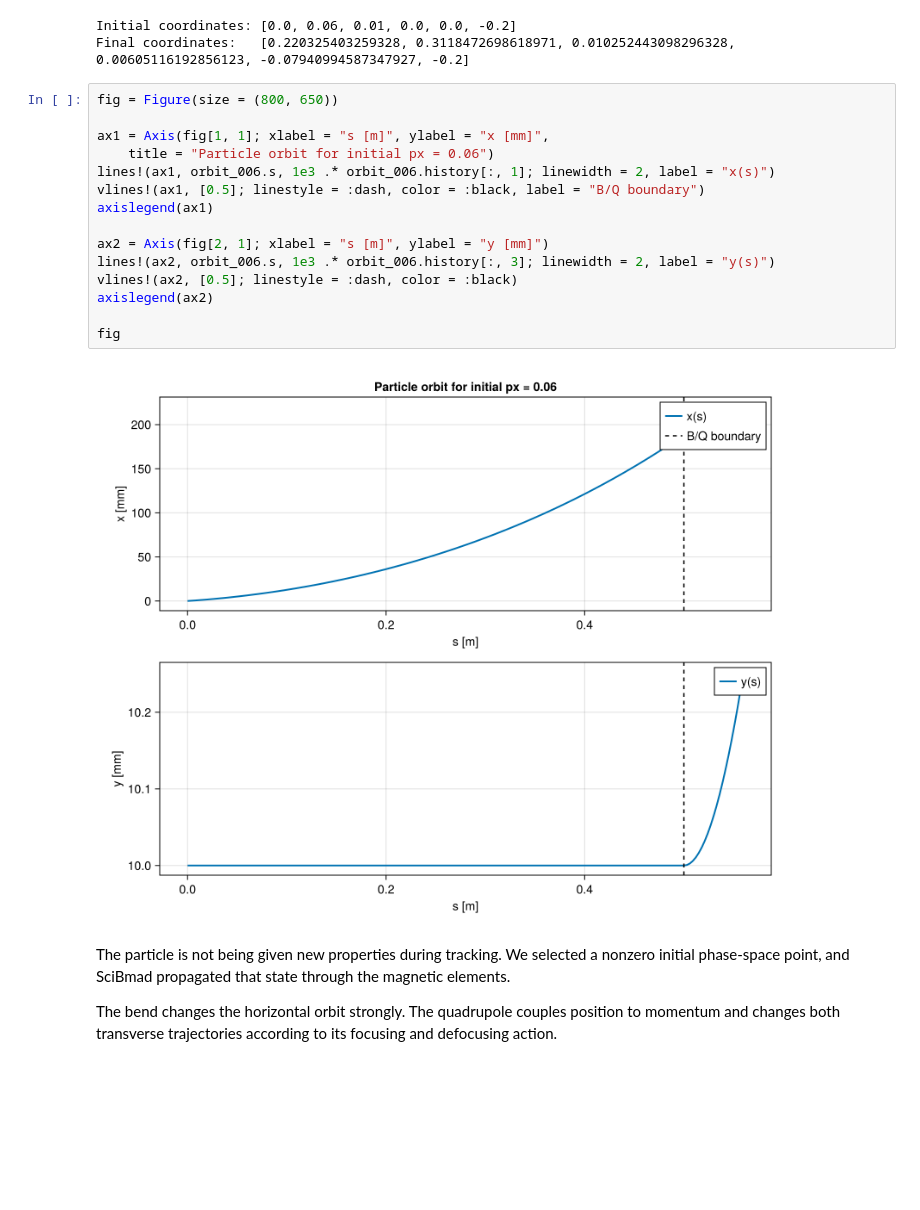
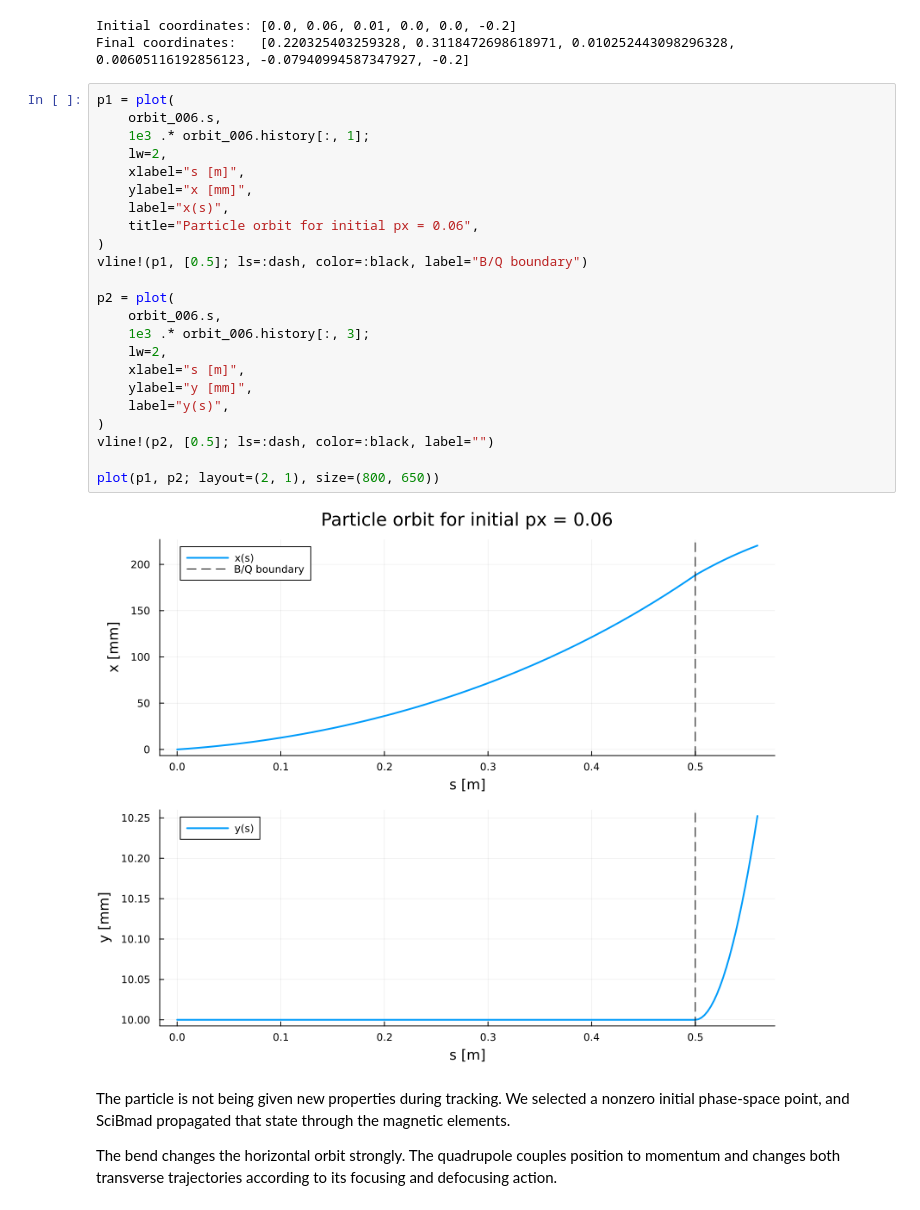
Before and after one commit to 6teamFurina/Ring_Design_Tutorial_SciBmad, a Jupyter notebook: chapter08_phase_space_scibmad.ipynb, the cells around one changed output. Drawn from its saved outputs; the diff is of its cells as text; blank space fills up the shorter version.

```diff
--- a/chapter08_phase_space_scibmad.ipynb
+++ b/chapter08_phase_space_scibmad.ipynb
@@ -165,22 +161,30 @@ println("Final coordinates:   ", orbit_006.history[end, :])
 Initial coordinates: [0.0, 0.06, 0.01, 0.0, 0.0, -0.2]
 Final coordinates:   [0.220325403259328, 0.3118472698618971, 0.010252443098296328, 0.00605116192856123, -0.07940994587347927, -0.2]
 # %%
-fig = Figure(size = (800, 650))
+p1 = plot(
+    orbit_006.s,
+    1e3 .* orbit_006.history[:, 1];
+    lw=2,
+    xlabel="s [m]",
+    ylabel="x [mm]",
+    label="x(s)",
+    title="Particle orbit for initial px = 0.06",
+)
+vline!(p1, [0.5]; ls=:dash, color=:black, label="B/Q boundary")
 
-ax1 = Axis(fig[1, 1]; xlabel = "s [m]", ylabel = "x [mm]",
-    title = "Particle orbit for initial px = 0.06")
-lines!(ax1, orbit_006.s, 1e3 .* orbit_006.history[:, 1]; linewidth = 2, label = "x(s)")
-vlines!(ax1, [0.5]; linestyle = :dash, color = :black, label = "B/Q boundary")
-axislegend(ax1)
+p2 = plot(
+    orbit_006.s,
+    1e3 .* orbit_006.history[:, 3];
+    lw=2,
+    xlabel="s [m]",
+    ylabel="y [mm]",
+    label="y(s)",
+)
+vline!(p2, [0.5]; ls=:dash, color=:black, label="")
 
-ax2 = Axis(fig[2, 1]; xlabel = "s [m]", ylabel = "y [mm]")
-lines!(ax2, orbit_006.s, 1e3 .* orbit_006.history[:, 3]; linewidth = 2, label = "y(s)")
-vlines!(ax2, [0.5]; linestyle = :dash, color = :black)
-axislegend(ax2)
-
-fig
+plot(p1, p2; layout=(2, 1), size=(800, 650))
 # %% [output]
-[figure, old version]
+[figure, new version]
 # %% [markdown]
 The particle is not being given new properties during tracking. We selected a nonzero initial
 phase-space point, and SciBmad propagated that state through the magnetic elements.
```
Also changed, not shown: parts of 3 cells of this notebook, 19 other files.
